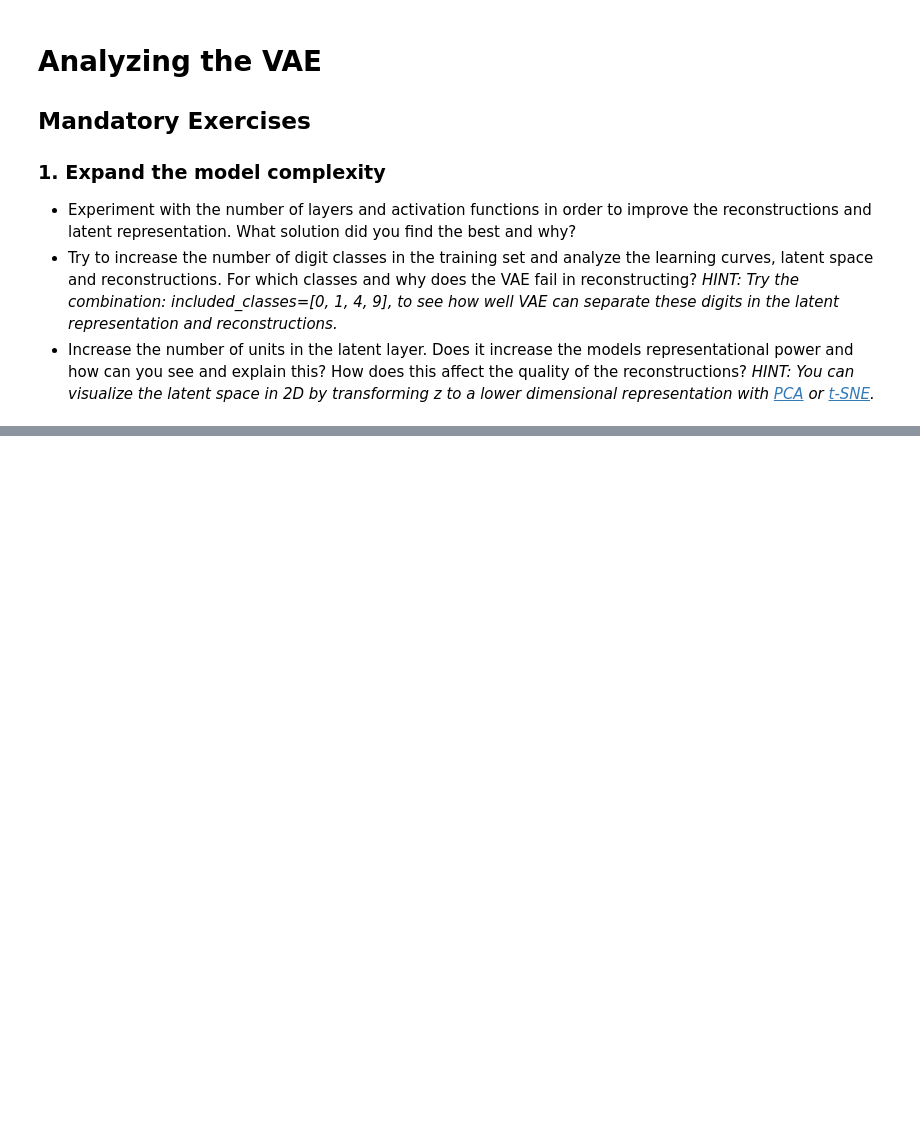
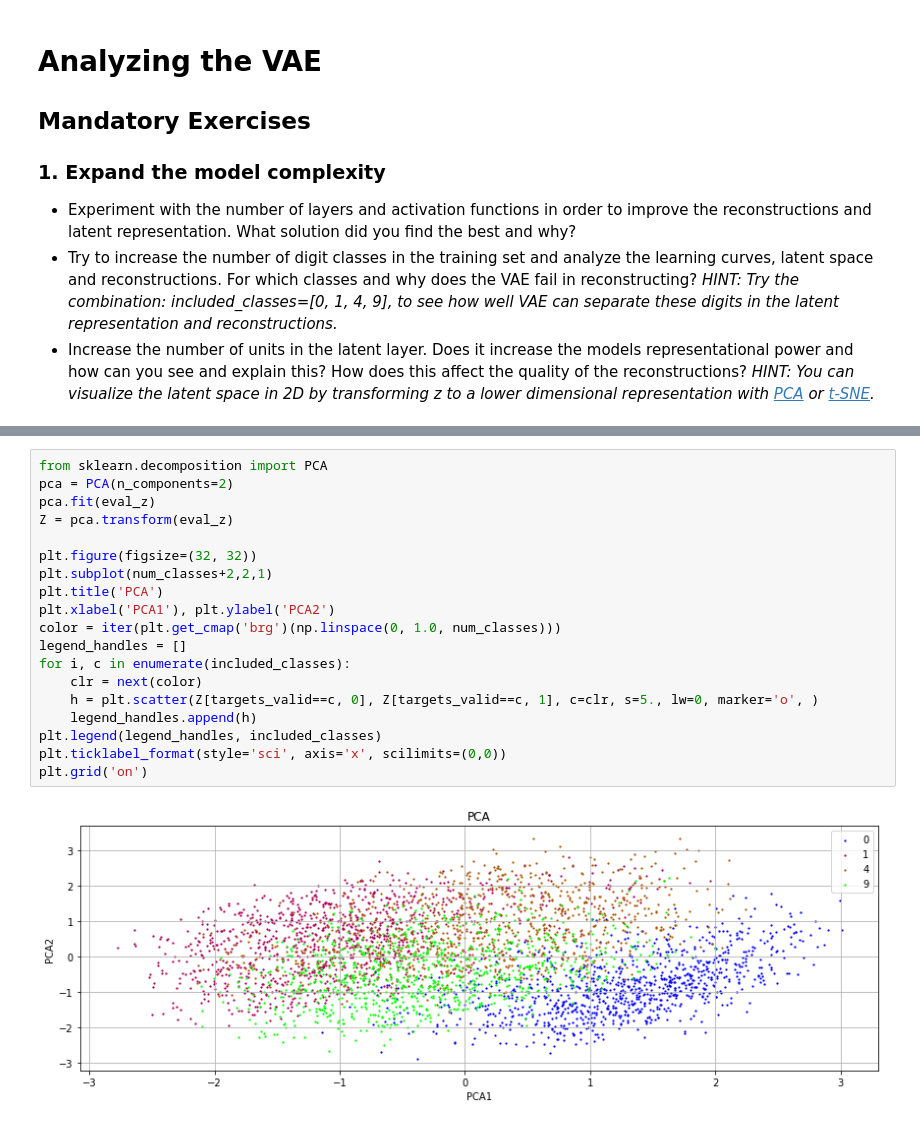
Before and after one commit to JesperChristensen89/02456-deep-learning, a Jupyter notebook: notebooks/lab5_Unsupervised/2.EXE_Variational_Auto_Encoders.ipynb, the cells around one changed output, grey strips where cells are left out. Cells and saved outputs as stored; diff of their text form; blank space fills up the shorter version.

```diff
--- a/notebooks/lab5_Unsupervised/2.EXE_Variational_Auto_Encoders.ipynb
+++ b/notebooks/lab5_Unsupervised/2.EXE_Variational_Auto_Encoders.ipynb
@@ -540,3 +563,24 @@ except KeyboardInterrupt:
+# %%
+from sklearn.decomposition import PCA
+pca = PCA(n_components=2)
+pca.fit(eval_z)
+Z = pca.transform(eval_z)
+
+plt.figure(figsize=(32, 32))
+plt.subplot(num_classes+2,2,1)
+plt.title('PCA')
+plt.xlabel('PCA1'), plt.ylabel('PCA2')
+color = iter(plt.get_cmap('brg')(np.linspace(0, 1.0, num_classes)))
+legend_handles = []
+for i, c in enumerate(included_classes):
+    clr = next(color)
+    h = plt.scatter(Z[targets_valid==c, 0], Z[targets_valid==c, 1], c=clr, s=5., lw=0, marker='o', )
+    legend_handles.append(h)
+plt.legend(legend_handles, included_classes)
+plt.ticklabel_format(style='sci', axis='x', scilimits=(0,0))
+plt.grid('on')
+# %% [output]
+[figure, added]
 # %% [markdown]
 ### 2. Analyze the purpose of the KL-term.
 - How does the KL-term, $KL[q(z|x)||p(z)]$, work as a regulariser on the distributions over latent variables? *HINT: When maximising the ELBO, the probability-distance measure is minimised $KL[q(z|x)||p(z)] \rightarrow 0$ so that $q(z|x) \rightarrow p(z) = \mathcal{N}(z|0,I)$ for all examples, x. At $KL[q(z|x)||p(z)] = 0$ variations in x stops having an affect on the latent distribution and latent units are all described by the same distribution, $\mathcal{N}(z|0,I)$, so they produce a noisy output without signal $z=\epsilon$ to the decoder.*
```
Also changed, not shown: parts of 19 cells of this notebook, 1 other file.
